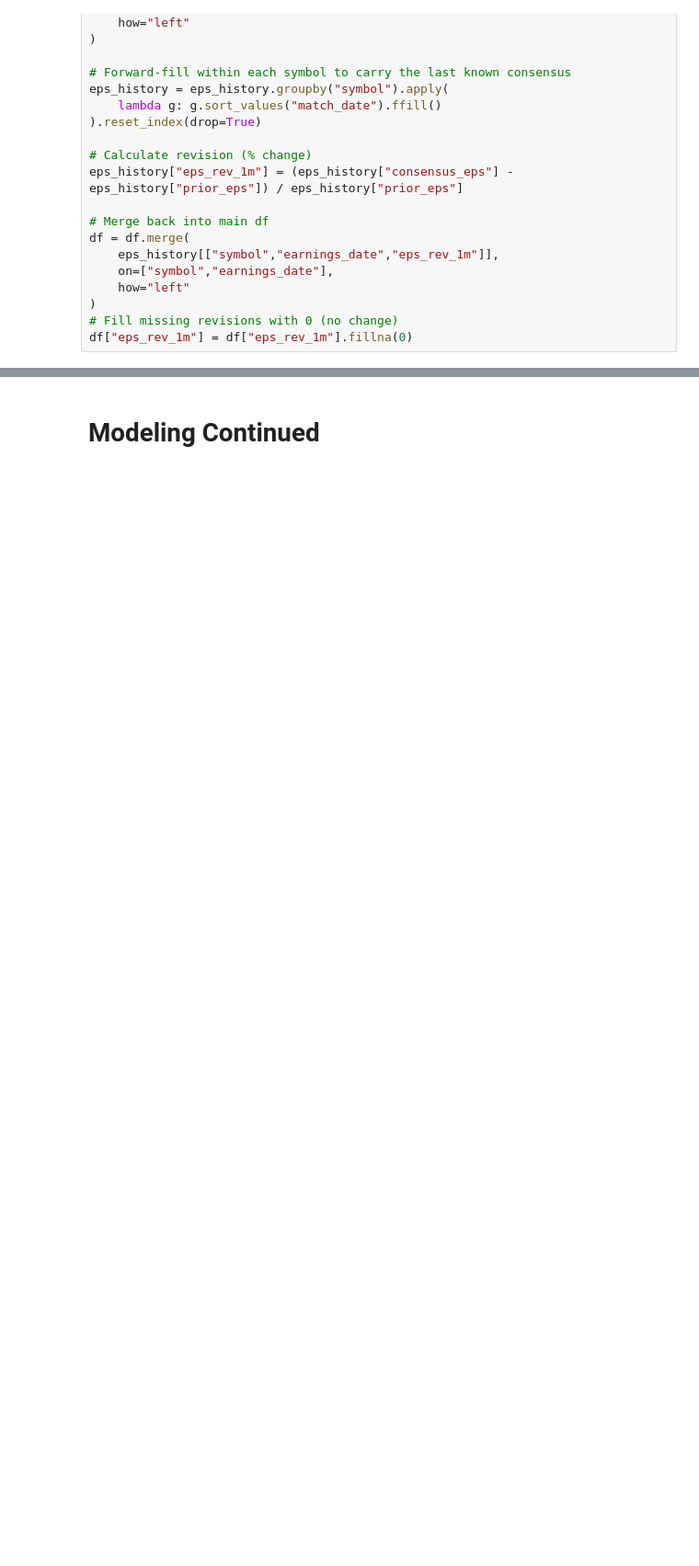
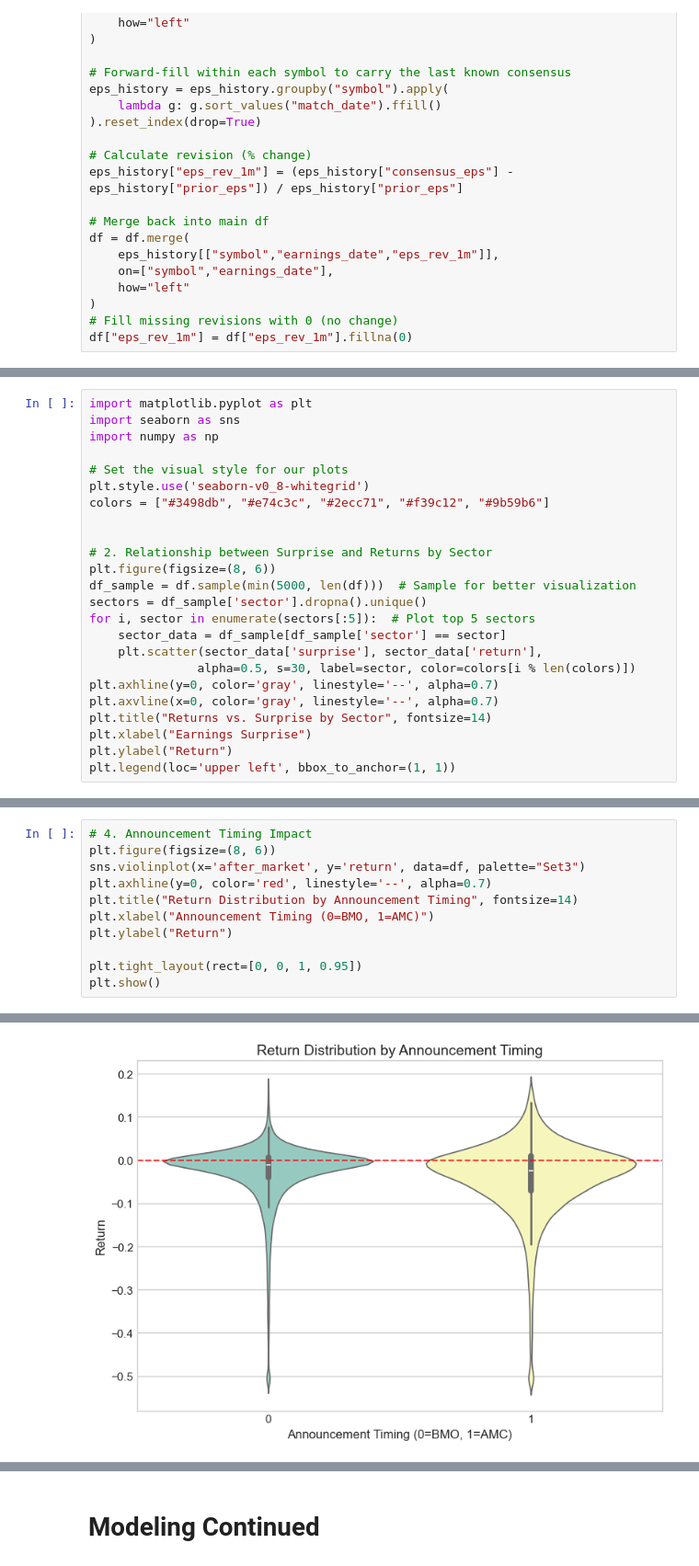
Before and after one commit to edfan1/CIS5450FinalProject, a Jupyter notebook: Notebook.ipynb, the cells around one changed output, grey strips where cells are left out. Shown: that part at 92% size. Drawn from its saved outputs; the diff is of its cells as text; blank space fills up the shorter version.

```diff
--- a/Notebook.ipynb
+++ b/Notebook.ipynb
@@ -534,0 +584,24 @@ df["eps_rev_1m"] = df["eps_rev_1m"].fillna(0)
+# %%
+import matplotlib.pyplot as plt
+import seaborn as sns
+import numpy as np
+
+# Set the visual style for our plots
+plt.style.use('seaborn-v0_8-whitegrid')
+colors = ["#3498db", "#e74c3c", "#2ecc71", "#f39c12", "#9b59b6"]
+
+
+# 2. Relationship between Surprise and Returns by Sector
+plt.figure(figsize=(8, 6))
+df_sample = df.sample(min(5000, len(df)))  # Sample for better visualization
+sectors = df_sample['sector'].dropna().unique()
+for i, sector in enumerate(sectors[:5]):  # Plot top 5 sectors
+    sector_data = df_sample[df_sample['sector'] == sector]
+    plt.scatter(sector_data['surprise'], sector_data['return'],
+               alpha=0.5, s=30, label=sector, color=colors[i % len(colors)])
+plt.axhline(y=0, color='gray', linestyle='--', alpha=0.7)
+plt.axvline(x=0, color='gray', linestyle='--', alpha=0.7)
+plt.title("Returns vs. Surprise by Sector", fontsize=14)
+plt.xlabel("Earnings Surprise")
+plt.ylabel("Return")
+plt.legend(loc='upper left', bbox_to_anchor=(1, 1))
@@ -534,0 +625,12 @@ df["eps_rev_1m"] = df["eps_rev_1m"].fillna(0)
+# %%
+# 4. Announcement Timing Impact
+plt.figure(figsize=(8, 6))
+sns.violinplot(x='after_market', y='return', data=df, palette="Set3")
+plt.axhline(y=0, color='red', linestyle='--', alpha=0.7)
+plt.title("Return Distribution by Announcement Timing", fontsize=14)
+plt.xlabel("Announcement Timing (0=BMO, 1=AMC)")
+plt.ylabel("Return")
+
+plt.tight_layout(rect=[0, 0, 1, 0.95])
+plt.show()
+# %% [output]
@@ -534,0 +640 @@ df["eps_rev_1m"] = df["eps_rev_1m"].fillna(0)
+[figure, added]
```
Also changed, not shown: parts of 18 cells of this notebook.
